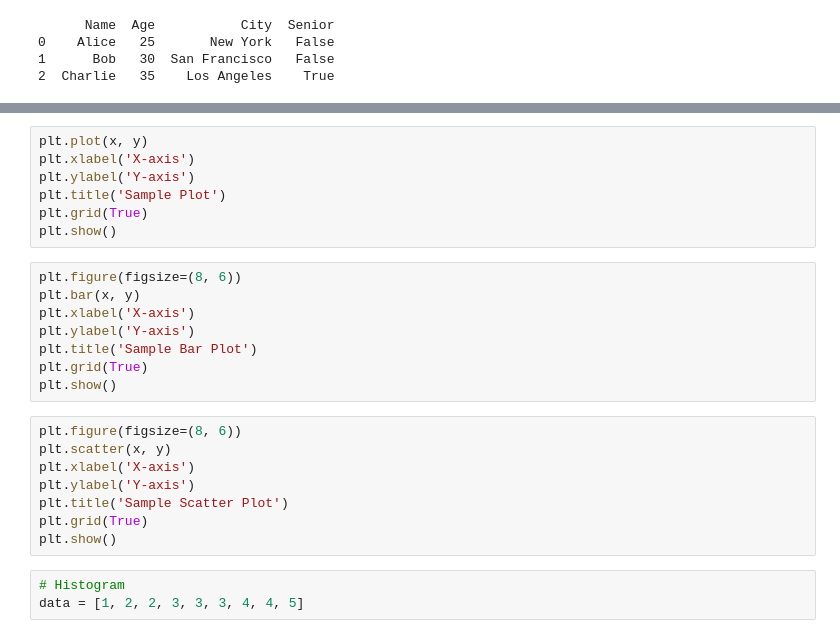
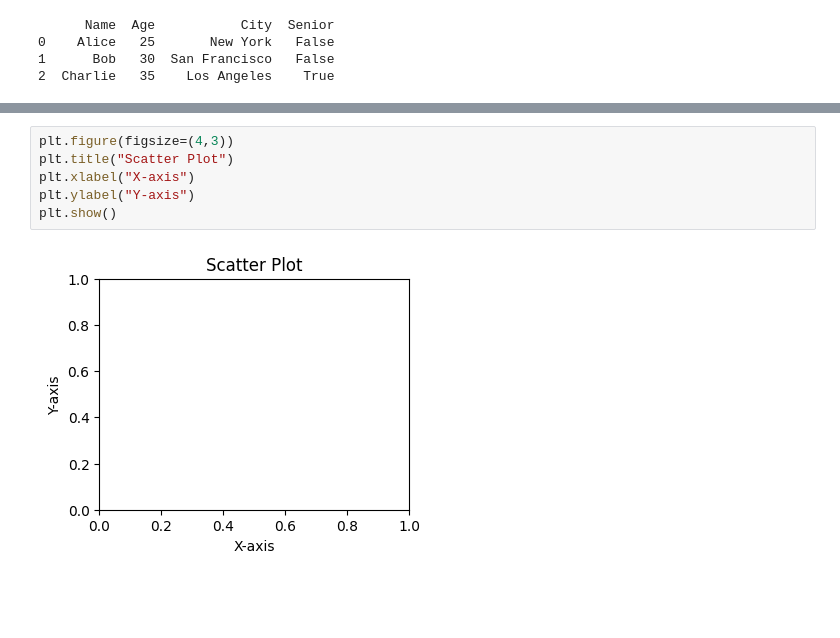
Before and after one commit to Eisawi7/date-mining-1, a Jupyter notebook: Welcome_to_Colaboratory.ipynb, the cells around one changed output, grey strips where cells are left out. Saved outputs shown, nothing was run; the diff lists cells and outputs as text; blank space fills up the shorter version.

```diff
--- a/Welcome_to_Colaboratory.ipynb
+++ b/Welcome_to_Colaboratory.ipynb
@@ -105,26 +121,8 @@ y = [20, 40, 60, 80, 100]
 # %%
-plt.plot(x, y)
-plt.xlabel('X-axis')
-plt.ylabel('Y-axis')
-plt.title('Sample Plot')
-plt.grid(True)
+plt.figure(figsize=(4,3))
+plt.title("Scatter Plot")
+plt.xlabel("X-axis")
+plt.ylabel("Y-axis")
 plt.show()
+# %% [output]
+[figure, added]
-# %%
-plt.figure(figsize=(8, 6))
-plt.bar(x, y)
-plt.xlabel('X-axis')
-plt.ylabel('Y-axis')
-plt.title('Sample Bar Plot')
-plt.grid(True)
-plt.show()
-# %%
-plt.figure(figsize=(8, 6))
-plt.scatter(x, y)
-plt.xlabel('X-axis')
-plt.ylabel('Y-axis')
-plt.title('Sample Scatter Plot')
-plt.grid(True)
-plt.show()
-# %%
-# Histogram
-data = [1, 2, 2, 3, 3, 3, 4, 4, 5]
```
Also changed, not shown: parts of 10 cells of this notebook.
